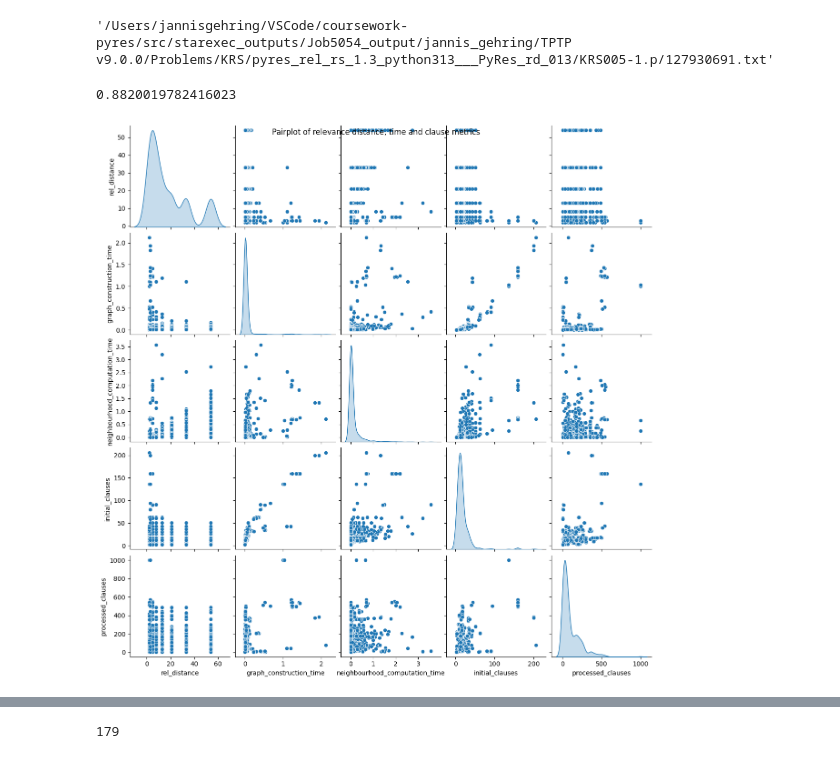
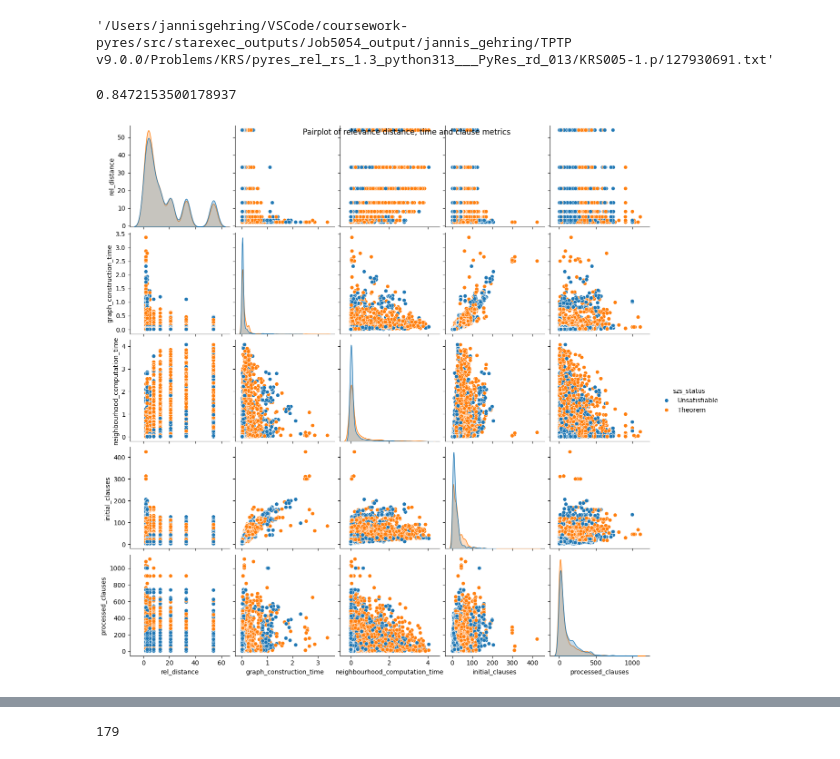
Before and after one commit to GehriJan/coursework-pyres, a Jupyter notebook: src/notebook.ipynb, the cells around one changed output, grey strips where cells are left out. Saved outputs shown, nothing was run; the diff lists cells and outputs as text; code cells hidden in the pictures.

```diff
--- a/src/notebook.ipynb
+++ b/src/notebook.ipynb
@@ -396,32 +401,38 @@ df_se_indi[df_se_indi["szs_status"]=="Satisfiable"]["file_dir_name"].reset_index
 # %% [output]
 '/Users/jannisgehring/VSCode/coursework-pyres/src/starexec_outputs/Job5054_output/jannis_gehring/TPTP v9.0.0/Problems/KRS/pyres_rel_rs_1.3_python313___PyRes_rd_013/KRS005-1.p/127930691.txt'
 # %%
+szs_statuses_for_evaluation = [
+    "Unsatisfiable",
+    "Theorem",
+]
+
 df_filtered = (
     df_se_indi
     [
         # df_se_indi["rel_distance"].notnull()
-         (df_se_indi["szs_status"]=="Unsatisfiable")
+         (df_se_indi["szs_status"].isin(szs_statuses_for_evaluation))
         # & (df_se_indi["graph_construction_time"]<1)
     ]
     .reset_index(drop=True)
 )
 
 # df_filtered["summed_time"] = df_filtered["graph_construction_time"] + df_filtered["neighbourhood_computation_time"]
 # df_filtered.plot.scatter(x="rel_distance", y="graph_construction_time")
 # df_filtered.plot.scatter(x="rel_distance", y="neighbourhood_computation_time")
 # df_filtered.plot.scatter(x="rel_distance", y="summed_time")
 plot = sns.pairplot(
     df_filtered[
         ["rel_distance", "graph_construction_time", "neighbourhood_computation_time",
-         "initial_clauses", "processed_clauses"]
+         "initial_clauses", "processed_clauses", "szs_status"]
         ],
+    hue="szs_status",
     diag_kind="kde",
 )
 plot.fig.suptitle("Pairplot of relevance distance, time and clause metrics")
 float(df_filtered["initial_clauses"].corr(df_filtered["graph_construction_time"]))
 # %% [output]
-0.8820019782416023
+0.8472153500178937
-[figure, old version]
+[figure, new version]
 # %%
 from sklearn.linear_model import LinearRegression
 
```
Also changed, not shown: parts of 6 cells of this notebook, 10 other files.
